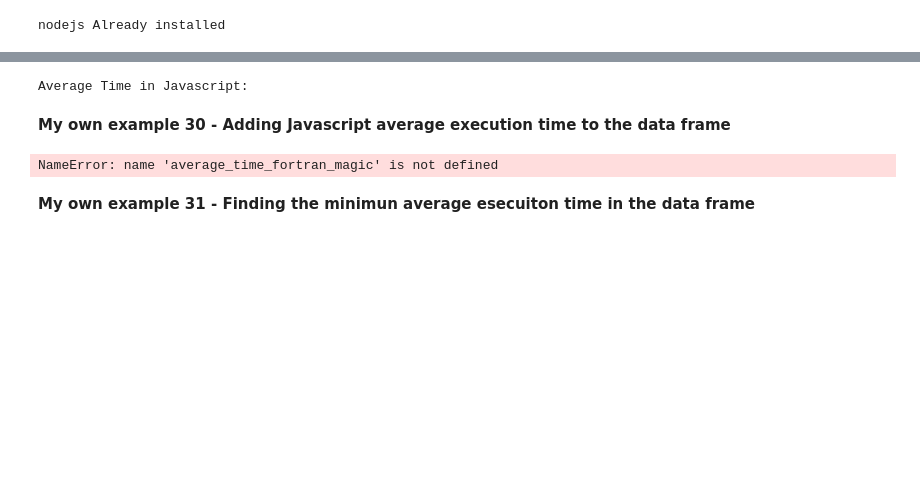
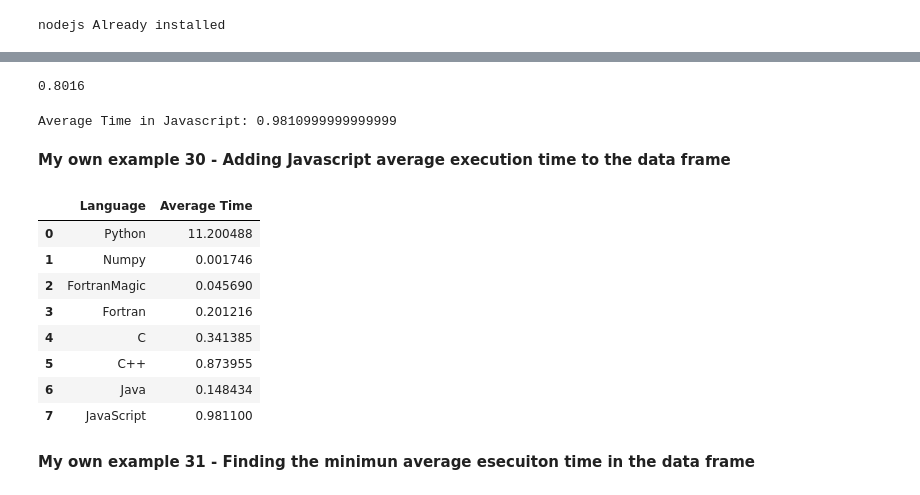
Before and after one commit to bysergr/MetNumUN2024I, a Jupyter notebook: Lab2/sreym_Lab2.ipynb, the cells around one changed output, grey strips where cells are left out. Drawn from its saved outputs; the diff is of its cells as text; code cells hidden in the pictures; blank space fills up the shorter version.

```diff
--- a/Lab2/sreym_Lab2.ipynb
+++ b/Lab2/sreym_Lab2.ipynb
@@ -741,0 +1050,11 @@ Writing MatMulFortran.f90
+# %%
+import subprocess
+
+subprocess.run(["javac", "Matmul.java"])
+
+result = subprocess.run(["java", "Matmul"], capture_output=True, text=True)
+
+average_time_java = float(result.stdout.strip())
+
+# Print the average time
+print("Average Time in Java:", average_time_java)
@@ -742,2 +1063,5 @@ Writing MatMulFortran.f90
 # %% [markdown]
 **My own example 27 - Adding Java average execution time to the data frame**
+# %%
+df = pd.concat([df , pd.DataFrame({'Language': ['Java'], 'Average Time': [average_time_java]})], ignore_index=True)
+df
@@ -821,33 +1149,32 @@ main.js  sample_data
 # %%
-%%shell
-
-node main.js
+!node Matmul.js
+# %% [output]
+0.8016
 # %%
 import subprocess
 
 result = subprocess.run(["node", "Matmul.js"], capture_output=True, text=True)
 
-average_time_javascript = result.stdout.strip()
+average_time_javascript = float(result.stdout.strip())
 
 # Print the average time
 print("Average Time in Javascript:", average_time_javascript)
 # %% [output]
-Average Time in Javascript:
+Average Time in Javascript: 0.9810999999999999
 # %% [markdown]
 **My own example 30 - Adding Javascript average execution time to the data frame**
-# %%
-import pandas as pd
-
-time_program = {'Language': ["Python", "Numpy", "Fortranmagic", "Fortran", "C", "C++", "Java", "JavaScript"],
-                "Average Time in Secs": [float(average_time_python), float(average_time_numpy), float(average_time_fortran_magic), float(average_time_fortran), float(average_time_c), float(average_time_cpp), float(average_time_java), float(average_time_javascript)]}
-
-#time_program['Language'].append("JavaScript")
-#time_program["Average Time in Secs"].append(average_time_javascript)
-
-df = pd.DataFrame(time_program, index=range(1, len(time_program['Language'])+1))
-
-df
-# %% [output]
-NameError: name 'average_time_fortran_magic' is not defined
+# %%
+df = pd.concat([df , pd.DataFrame({'Language': ['JavaScript'], 'Average Time': [average_time_javascript]})], ignore_index=True)
+df
+# %% [output]
+|  | Language | Average Time |
+| 0 | Python | 11.200488 |
+| 1 | Numpy | 0.001746 |
+| 2 | FortranMagic | 0.045690 |
+| 3 | Fortran | 0.201216 |
+| 4 | C | 0.341385 |
+| 5 | C++ | 0.873955 |
+| 6 | Java | 0.148434 |
+| 7 | JavaScript | 0.981100 |
 # %% [markdown]
 **My own example 31 - Finding the minimun average esecuiton time in the data frame**
```
Also changed, not shown: parts of 125 cells of this notebook.
